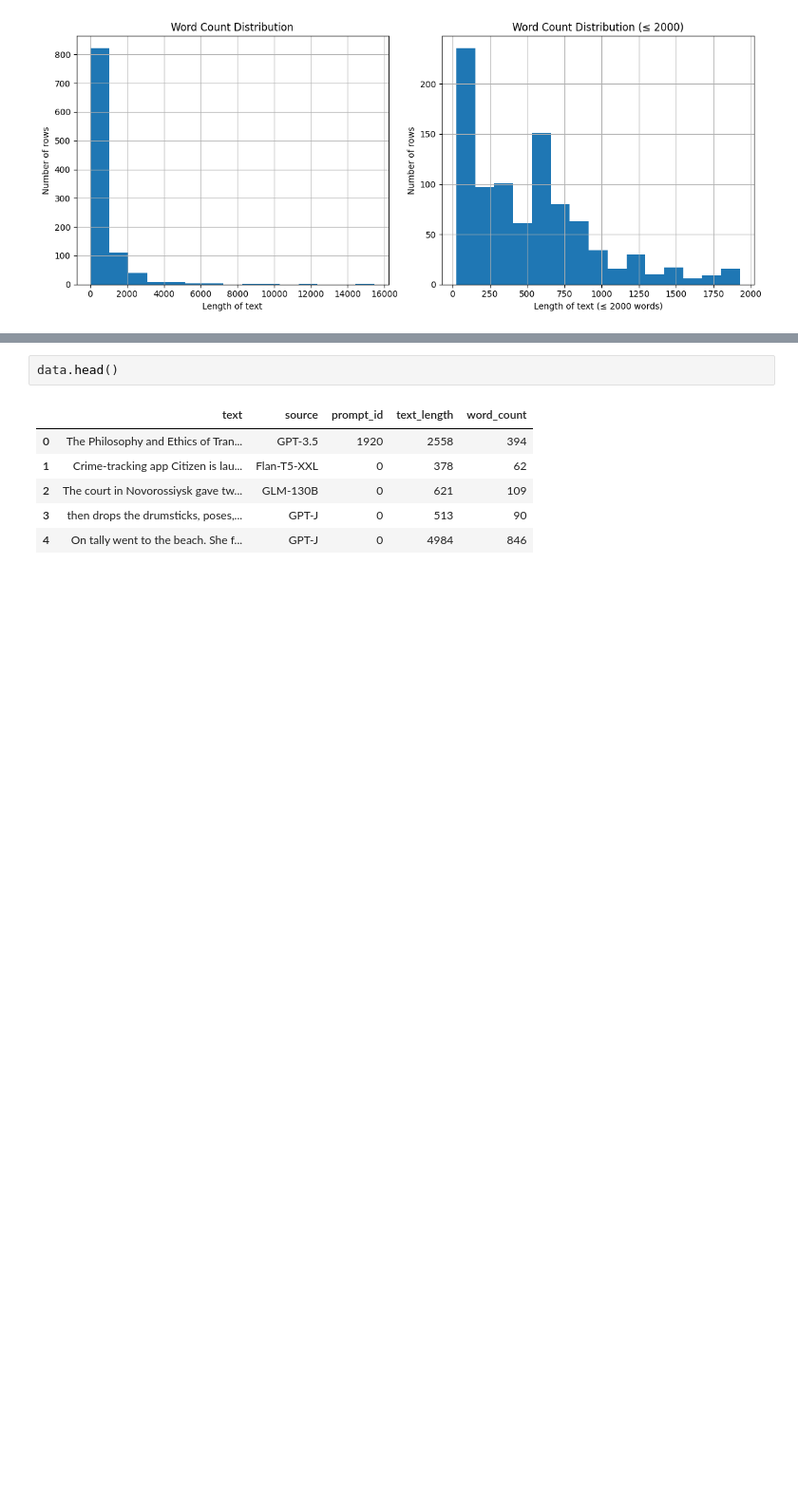
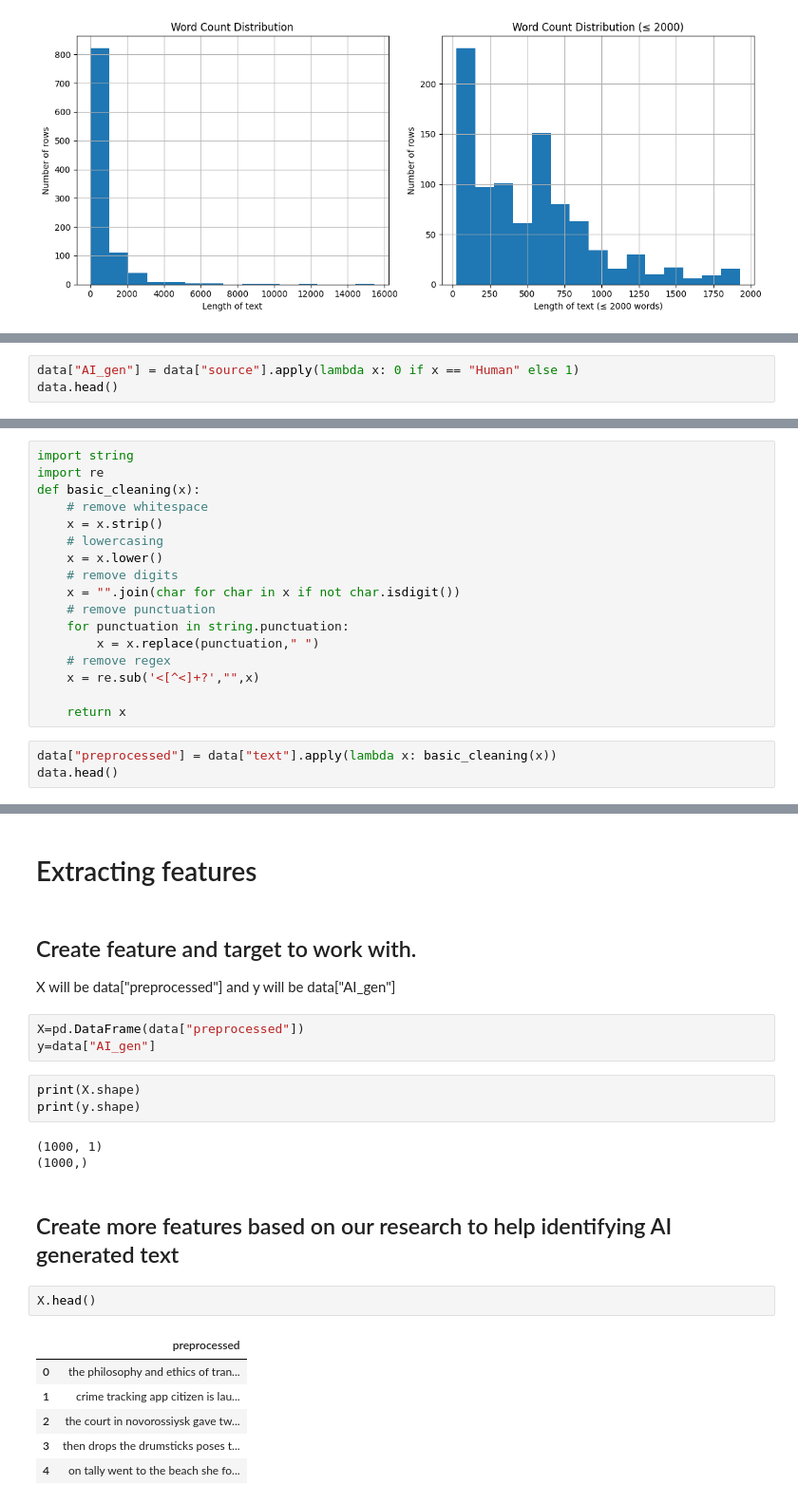
Before and after one commit to nghia95/fake-data-detector, a Jupyter notebook: notebooks/Roma_exploratory.ipynb, the cells around one changed output, grey strips where cells are left out. Shown: that part at 95% size. Cells and saved outputs as stored; diff of their text form; blank space fills up the shorter version.

```diff
--- a/notebooks/Roma_exploratory.ipynb
+++ b/notebooks/Roma_exploratory.ipynb
@@ -48,0 +62,3 @@ Name: text, dtype: object
+# %%
+data["AI_gen"] = data["source"].apply(lambda x: 0 if x == "Human" else 1)
+data.head()
@@ -48,0 +83,20 @@ Name: text, dtype: object
+# %%
+import string
+import re
+def basic_cleaning(x):
+    # remove whitespace
+    x = x.strip()
+    # lowercasing
+    x = x.lower()
+    # remove digits
+    x = "".join(char for char in x if not char.isdigit())
+    # remove punctuation
+    for punctuation in string.punctuation:
+        x = x.replace(punctuation," ")
+    # remove regex
+    x = re.sub('<[^<]+?',"",x)
+
+    return x
+# %%
+data["preprocessed"] = data["text"].apply(lambda x: basic_cleaning(x))
+data.head()
@@ -49,9 +152,25 @@ Name: text, dtype: object
+# %% [markdown]
+# Extracting features
+# %% [markdown]
+## Create feature and target to work with. <br>
+X will be data["preprocessed"] and y will be data["AI_gen"]
+# %%
+X=pd.DataFrame(data["preprocessed"])
+y=data["AI_gen"]
+# %%
+print(X.shape)
+print(y.shape)
+# %% [output]
+(1000, 1)
+(1000,)
+# %% [markdown]
+## Create more features based on our research to help identifying AI generated text
 # %%
-data.head()
+X.head()
 # %% [output]
-|  | text | source | prompt_id | text_length | word_count |
-| 0 | The Philosophy and Ethics of Tran... | GPT-3.5 | 1920 | 2558 | 394 |
-| 1 | Crime-tracking app Citizen is lau... | Flan-T5-XXL | 0 | 378 | 62 |
-| 2 | The court in Novorossiysk gave tw... | GLM-130B | 0 | 621 | 109 |
-| 3 | then drops the drumsticks, poses,... | GPT-J | 0 | 513 | 90 |
-| 4 | On tally went to the beach. She f... | GPT-J | 0 | 4984 | 846 |
+|  | preprocessed |
+| 0 | the philosophy and ethics of tran... |
+| 1 | crime tracking app citizen is lau... |
+| 2 | the court in novorossiysk gave tw... |
+| 3 | then drops the drumsticks poses t... |
+| 4 | on tally went to the beach she fo... |
```
Also changed, not shown: parts of 38 cells of this notebook.
